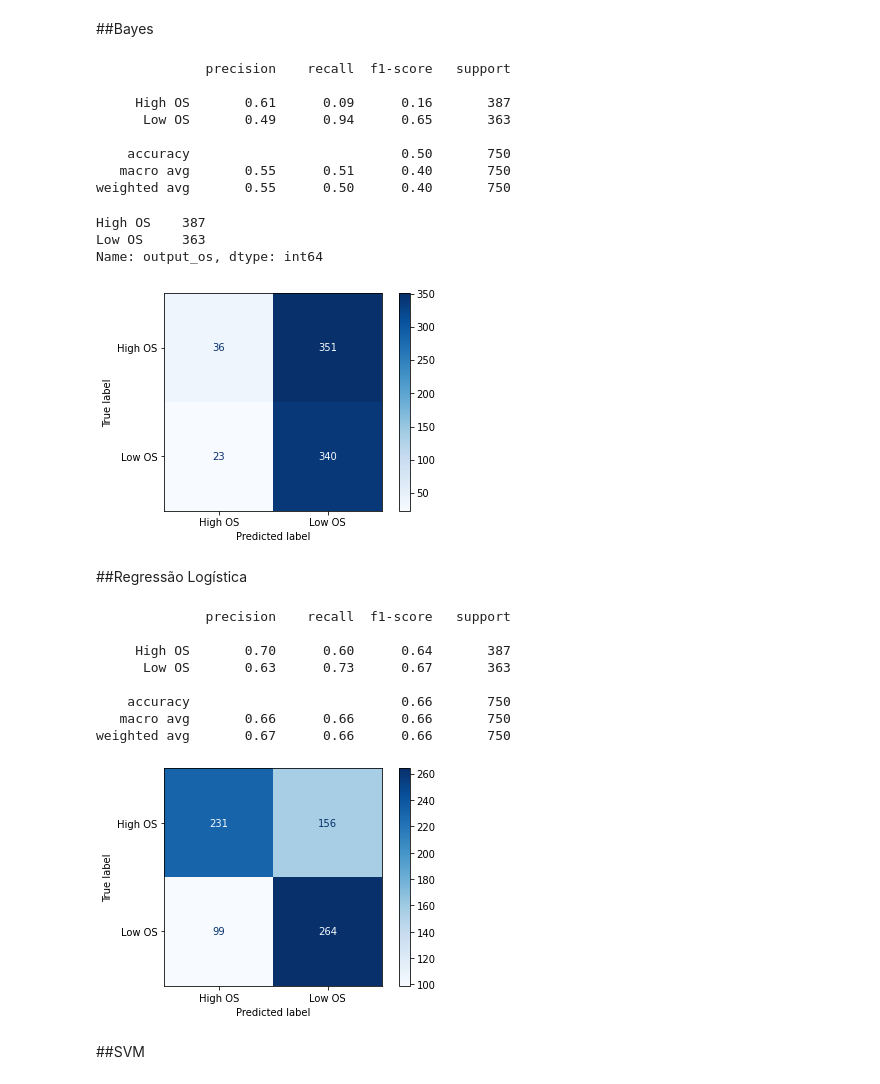
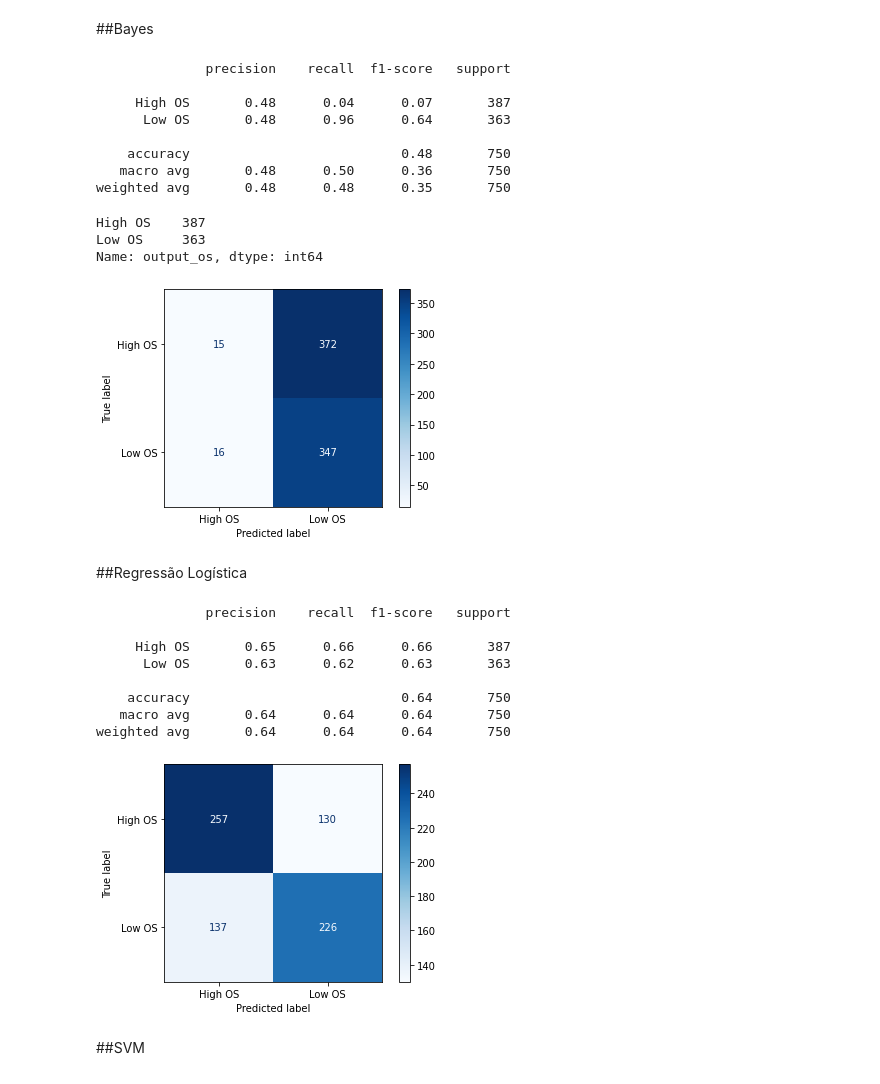
Before and after one commit to 2022M3T4-Inteli/USPIA, a Jupyter notebook: notebooks/avaliacao_modelos.ipynb, the cells around one changed output. Saved outputs shown, nothing was run; the diff lists cells and outputs as text; code cells hidden in the pictures.

```diff
--- a/notebooks/avaliacao_modelos.ipynb
+++ b/notebooks/avaliacao_modelos.ipynb
@@ -355,7 +640,7 @@ Um bom exemplo visivel é que em `life_data` faz sentido muitos High OS (isto é
 # %% [markdown]
 ##Bayes
 # %%
-x = life_data.drop(columns=['record_id', 'output_os', 'follow_up_days_recidive', 'progesteron_perct', 'er_percentage'])
+x = life_data.drop(columns=['record_id', 'output_os', 'follow_up_days',  'follow_up_days_recidive'])
 y = life_data['output_os']
 
 x_train, x_test, y_train, y_test = train_test_split(x, y, test_size = 0.3, random_state = 42)
@@ -372,47 +657,47 @@ y_test.value_counts()
 # %% [output]
               precision    recall  f1-score   support
 
-     High OS       0.61      0.09      0.16       387
-      Low OS       0.49      0.94      0.65       363
+     High OS       0.48      0.04      0.07       387
+      Low OS       0.48      0.96      0.64       363
 
-    accuracy                           0.50       750
-   macro avg       0.55      0.51      0.40       750
-weighted avg       0.55      0.50      0.40       750
+    accuracy                           0.48       750
+   macro avg       0.48      0.50      0.36       750
+weighted avg       0.48      0.48      0.35       750
 High OS    387
 Low OS     363
 Name: output_os, dtype: int64
-[figure, old version]
+[figure, new version]
 # %% [markdown]
 ##Regressão Logística
 # %%
 from sklearn.linear_model import LogisticRegression
 
 # Dividindo x e y
-x = life_data.drop(columns=['record_id', 'output_os', 'follow_up_days_recidive', 'progesteron_perct', 'er_percentage'])
+x = life_data.drop(columns=['record_id', 'output_os', 'follow_up_days',  'follow_up_days_recidive'])
 y = life_data['output_os']
 
 # Dividindo dados para treino e dados para teste
 x_train, x_test, y_train, y_test = train_test_split(x, y, test_size = 0.3, random_state = 42)
 
 # Treinando o modelo
 model_logistic = LogisticRegression(max_iter = 500).fit(x_train, y_train)
 
 # Fazendo as predições
 y_pred = model_logistic.predict(x_test)
 
 matriz = plot_confusion_matrix(model_logistic, x_test, y_test, cmap = 'Blues', values_format='.0f')
 
 print(classification_report(y_test, y_pred))
 # %% [output]
               precision    recall  f1-score   support
 
-     High OS       0.70      0.60      0.64       387
-      Low OS       0.63      0.73      0.67       363
+     High OS       0.65      0.66      0.66       387
+      Low OS       0.63      0.62      0.63       363
 
-    accuracy                           0.66       750
-   macro avg       0.66      0.66      0.66       750
-weighted avg       0.67      0.66      0.66       750
+    accuracy                           0.64       750
+   macro avg       0.64      0.64      0.64       750
+weighted avg       0.64      0.64      0.64       750
-[figure, old version]
+[figure, new version]
 # %% [markdown]
 ##SVM
 # %%
```
Also changed, not shown: parts of 60 cells of this notebook.
